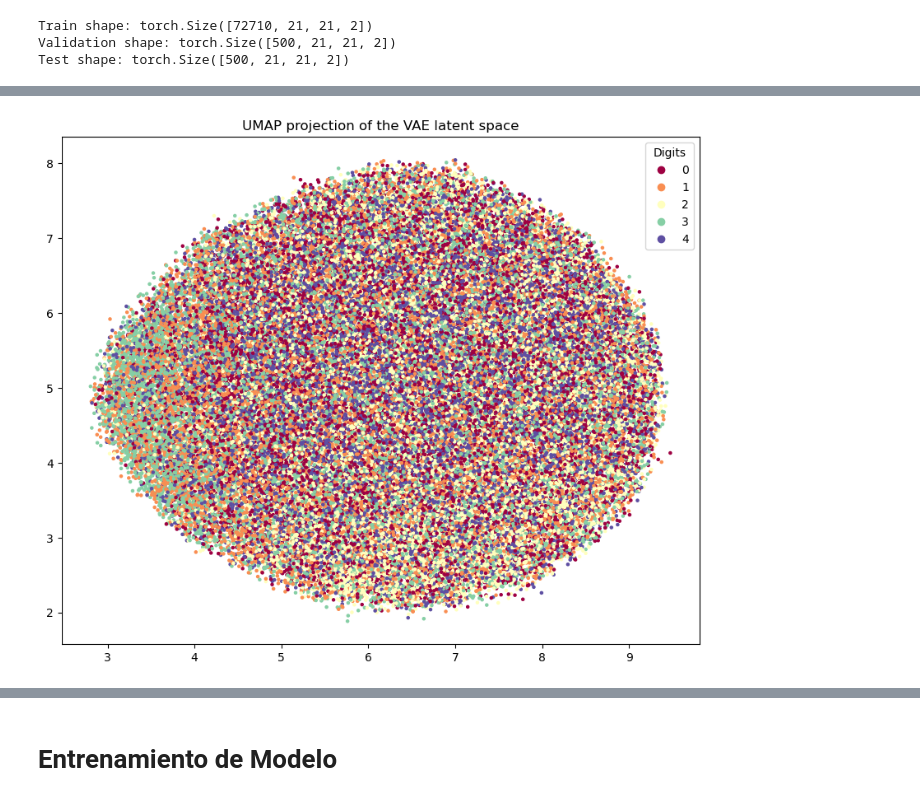
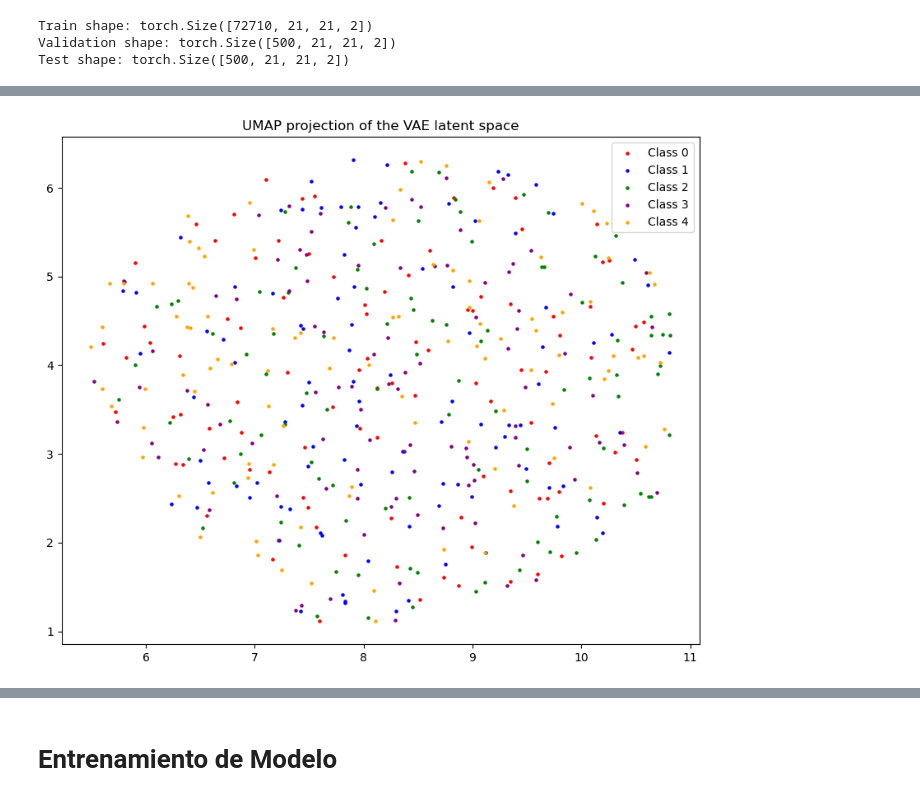
Before and after one commit to pmarconep/ZTF_alert_8a, a Jupyter notebook: proyecto_test.ipynb, the cells around one changed output, grey strips where cells are left out. Saved outputs shown, nothing was run; the diff lists cells and outputs as text; code cells hidden in the pictures.

```diff
--- a/proyecto_test.ipynb
+++ b/proyecto_test.ipynb
@@ -267,3 +267,7 @@ test_dataset = TensorDataset(test_difference_reshaped_perm, test_difference)
 Train shape: torch.Size([72710, 21, 21, 2])
 Validation shape: torch.Size([500, 21, 21, 2])
 Test shape: torch.Size([500, 21, 21, 2])
+# %%
+unique_classes, counts = torch.unique(train_class, return_counts=True)
+for i, count in enumerate(counts):
+    print(f"Class {int(unique_classes[i])}: {count} samples")
@@ -306,24 +319,28 @@ torch.save(model_full.state_dict(), 'models/model_full_augmented.pth')
 # %%
 # armar test dataset
 from torch.utils.data import TensorDataset, DataLoader
 import umap
 
 model_full.eval()
 
-z_test = model_full.only_encoder(train_difference_reshaped_perm).detach().numpy()
-z_label = train_class.detach().numpy()
+z_test = model_full.only_encoder(validation_difference_reshaped_perm).detach().numpy()
+z_label = validation_class.detach().numpy()
 
 reducer = umap.UMAP(n_neighbors=15, min_dist=0.1, metric='correlation')
 embedding = reducer.fit_transform(z_test)
 
+# Define colors manually
+colors = ['red', 'blue', 'green', 'purple', 'orange']
+
 # Plot the results
 plt.figure(figsize=(10, 8))
-scatter = plt.scatter(embedding[:, 0], embedding[:, 1], c=z_label, cmap='Spectral', s=5)
+for i, color in enumerate(colors):
+    plt.scatter(embedding[z_label == i, 0], embedding[z_label == i, 1], c=color, label=f'Class {i}', s=5)
 plt.title('UMAP projection of the VAE latent space')
-plt.legend(handles=scatter.legend_elements()[0], labels=[str(i) for i in range(10)], title="Digits")
+plt.legend()
 plt.show()
 # %% [output]
-[figure, old version]
+[figure, new version]
 # %%
 import src.plots as plots
 importlib.reload(plots)
```
Also changed, not shown: parts of 6 cells of this notebook.
